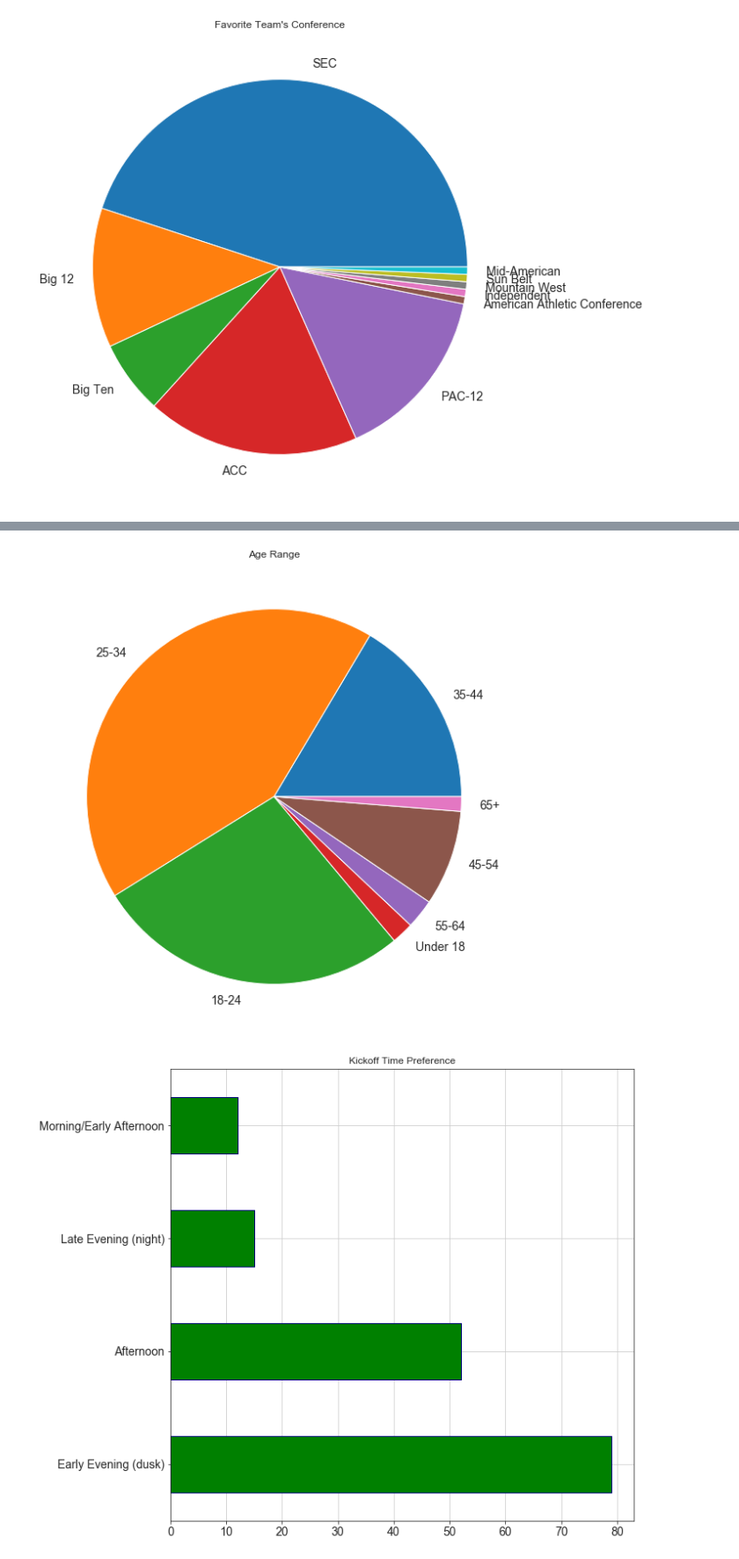
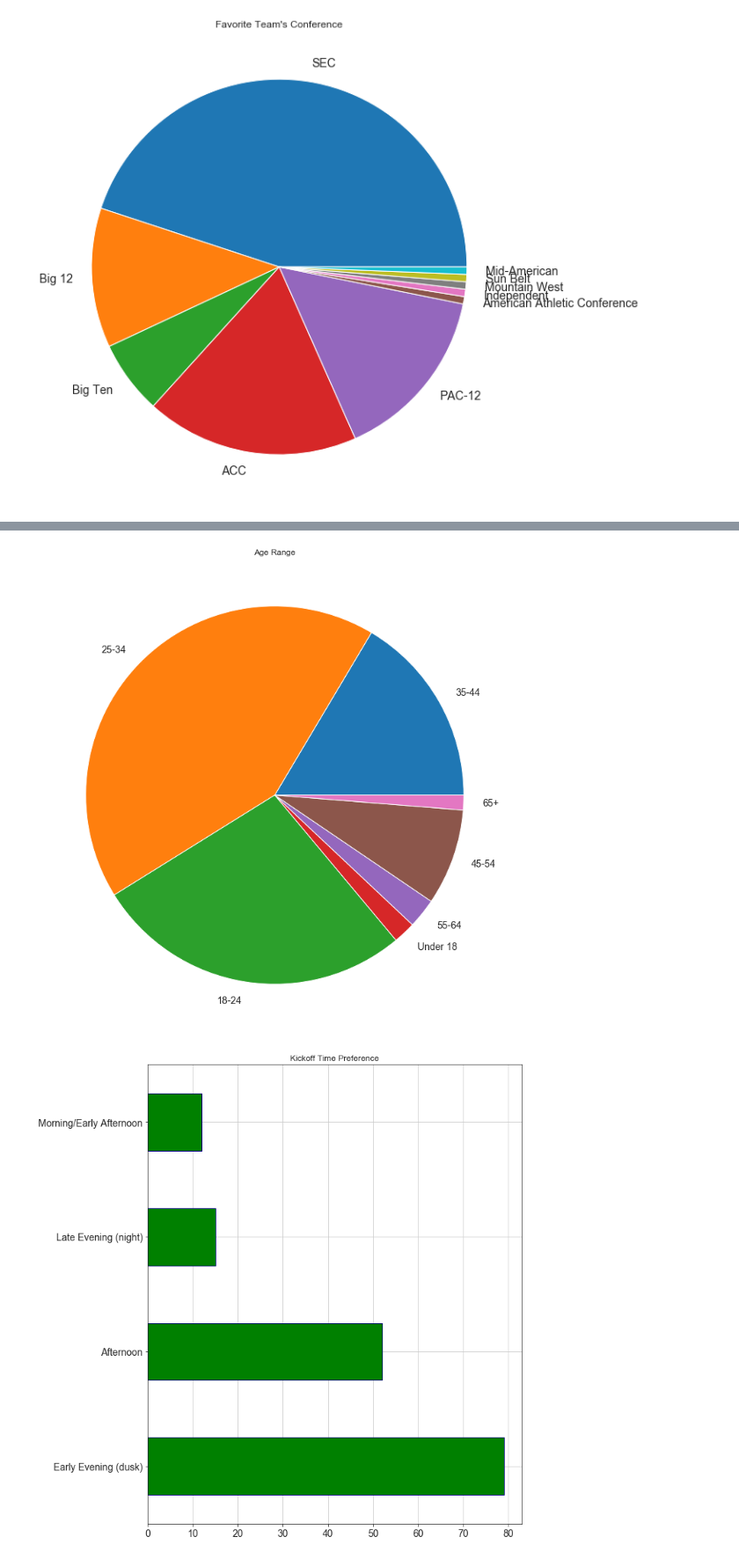
Before and after one commit to willcpope/cfb_attendance, a Jupyter notebook: cfb_attendance.ipynb, the cells around one changed output, grey strips where cells are left out. Shown: that part at 88% size. Drawn from its saved outputs; the diff is of its cells as text; code cells hidden in the pictures.

```diff
--- a/cfb_attendance.ipynb
+++ b/cfb_attendance.ipynb
@@ -104,28 +110,32 @@ age.plot(
     title="Age Range"
     ).yaxis.label.set_visible(False)
 
+plt.tight_layout()
+
 plt.savefig('images/age.png')
 # %% [output]
-[figure, old version]
+[figure, new version]
 # %%
 kickoff = pd.Series(Counter(survey_data.Kickoff.str.split(',').sum()))
 
 kickoff.sort_values(ascending=False, inplace=True)
 
 kickoff.plot(
     kind='barh',
     figsize=(10, 10),
     edgecolor='navy',
     color = 'g',
     fontsize=14,
     title='Kickoff Time Preference'
     ).yaxis.label.set_visible(True)
 
 plt.grid()
 
+plt.tight_layout()
+
 plt.savefig('images/kickoff.png')
 # %% [output]
-[figure, old version]
+[figure, new version]
 # %%
 stadium = pd.Series(Counter(survey_data.Stadium.str.split(',').sum()))
 
```
Also changed, not shown: parts of 6 cells of this notebook, 7 other files.
